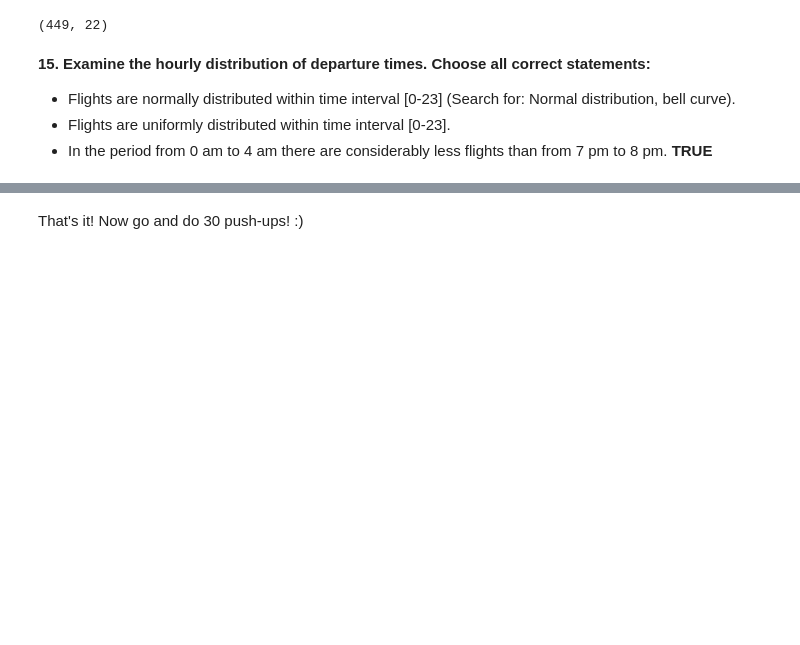
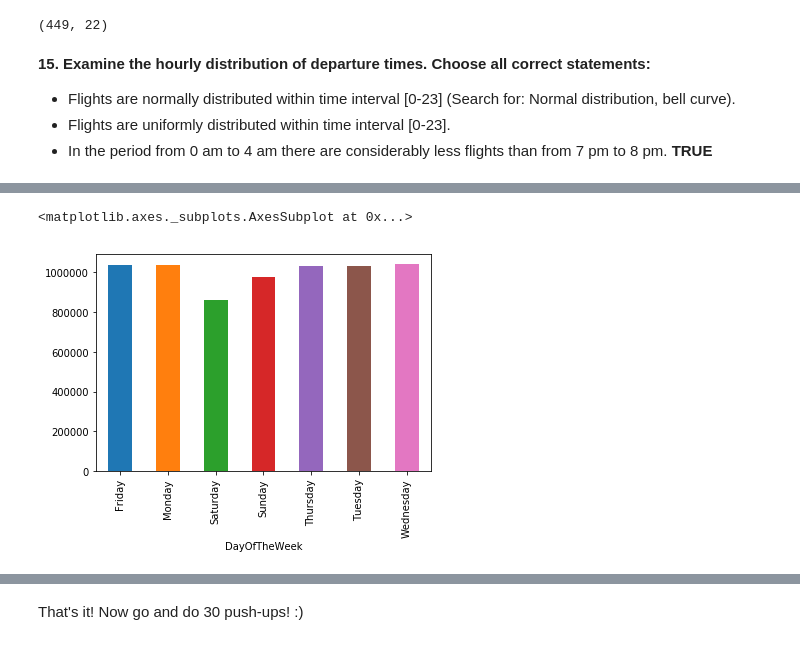
Before and after one commit to lavandosovich/ods_course, a Jupyter notebook: assignment1_USA_flights_EDA.ipynb, the cells around one changed output, grey strips where cells are left out. Drawn from its saved outputs; the diff is of its cells as text; code cells hidden in the pictures; blank space fills up the shorter version.

```diff
--- a/assignment1_USA_flights_EDA.ipynb
+++ b/assignment1_USA_flights_EDA.ipynb
@@ -668,0 +703,10 @@ _Hint_: Look for official meteorological winter months for the Nothern Hemisphse
+# %%
+(
+    flights_df
+    .groupby(['DayOfTheWeek'])
+    .size()
+    .plot(kind='bar')
+)
+# %% [output]
+<matplotlib.axes._subplots.AxesSubplot at 0x...>
+[figure, added]
```
Also changed, not shown: parts of 39 cells of this notebook.
